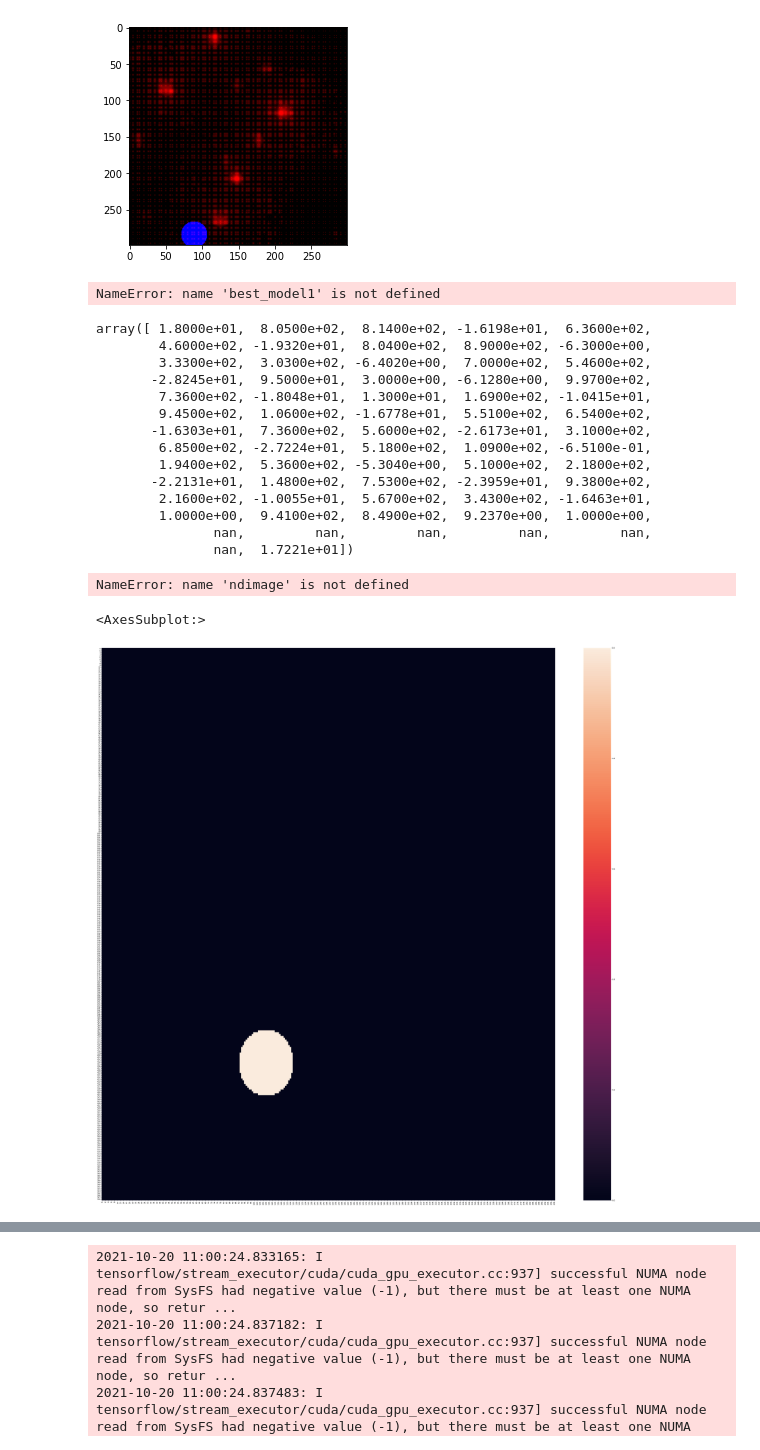
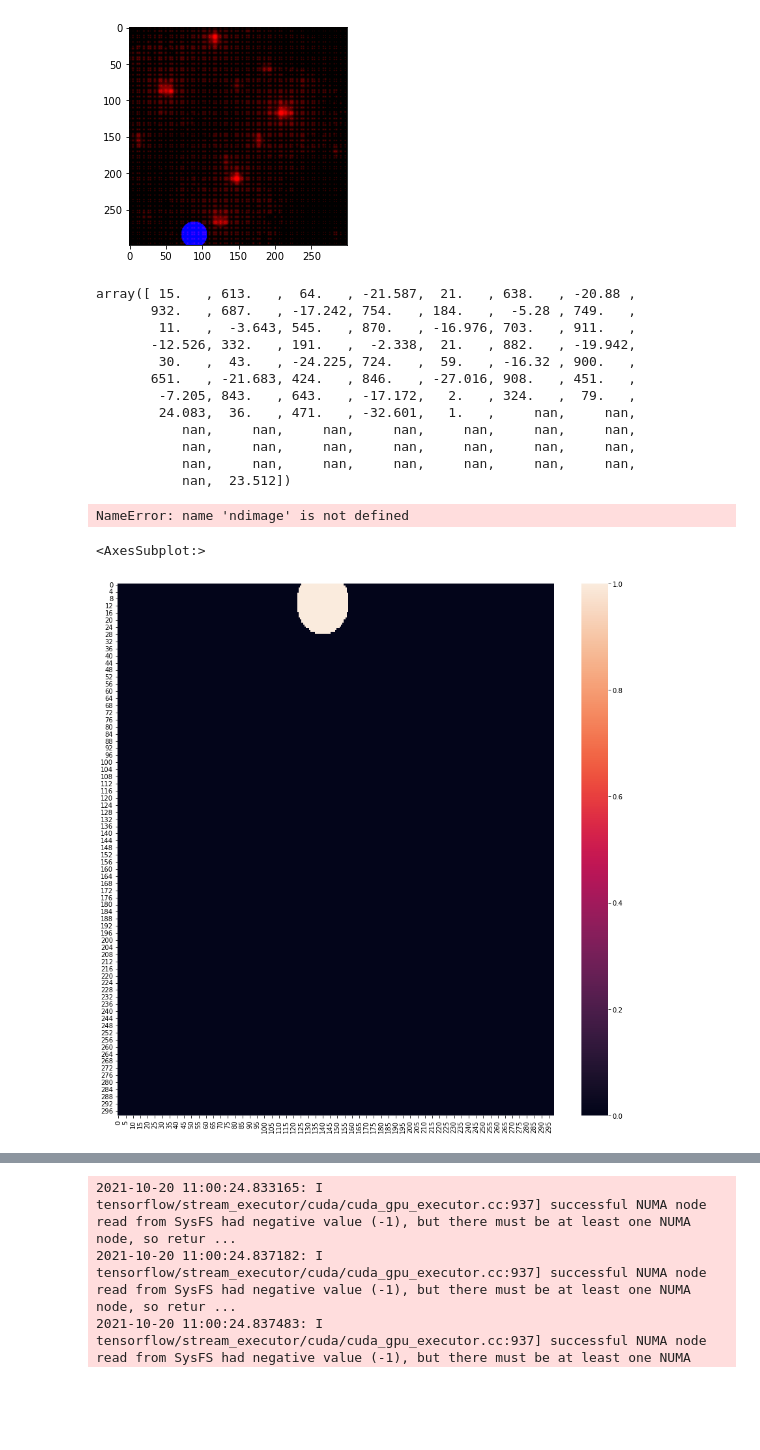
Before and after one commit to shahrokh765/MLSpectrumAllocation, a Jupyter notebook: CNN_transfer.ipynb, the cells around one changed output, grey strips where cells are left out. Saved outputs shown, nothing was run; the diff lists cells and outputs as text; code cells hidden in the pictures; blank space fills up the shorter version.

```diff
--- a/CNN_transfer.ipynb
+++ b/CNN_transfer.ipynb
@@ -229,6 +232,7 @@ def create_image(data, slope, sensors_num, style="raw_power_z_score", noise_floo
                 pu_x = max(0, min(max_x-1, int(data[pu_i * 3 + 1] * pixel_expansion)))
                 pu_y = max(0, min(max_x-1, int(data[pu_i * 3 + 2] * pixel_expansion)))
                 pu_p = data[pu_i * 3 + 3]
+                pu_channel = -1 #int(abs(pu_p)//5)
 #                 print(pu_x, pu_y, pu_p)
                 if pu_param is None:
                     pu_param_p = get_pu_param(pu_shape, intensity_degradation, pu_p, noise_floor, slope)
@@ -243,9 +247,9 @@ def create_image(data, slope, sensors_num, style="raw_power_z_score", noise_floo
                                 max_pu_power - noise_floor)
                         elif intensity_degradation == "log":
                             if point.dist < 1:
-                                image[point.p.x][point.p.y][0] += (pu_p - noise_floor) / (max_pu_power - noise_floor)
+                                image[point.p.x][point.p.y][pu_channel] += (pu_p - noise_floor) / (max_pu_power - noise_floor)
                             else:
-                                image[point.p.x][point.p.y][0] += (pu_p - slope * 10*math.log10(point.dist) - noise_floor)/(
+                                image[point.p.x][point.p.y][pu_channel] += (pu_p - slope * 10*math.log10(point.dist) - noise_floor)/(
                                     max_pu_power - noise_floor)
         else:
             ss_param, ss_shape = pu_param, pu_shape
@@ -255,16 +259,26 @@ def create_image(data, slope, sensors_num, style="raw_power_z_score", noise_floo
                 ss_channel = 0
 #                 if -62.5 <= ss_p < -50.0:
 #                     ss_channel = 1
-#                 elif -75.0 <= ss_p < -62.6:
+#                 elif -70.0 <= ss_p < -62.6:
 #                     ss_channel = 2
-#                 elif -87.5 <= ss_p < -75.0:
+#                 elif -77.5 <= ss_p < -70.0:
 #                     ss_channel = 3
-#                 elif -100.0 <= ss_p < -87.5:
+#                 elif -85.0 <= ss_p < -77.5:
 #                     ss_channel = 4
 # #                 elif -70.0 <= ss_p < -65.0:
 # #                     ss_channel = 5
-#                 elif ss_p < -100.0:
+#                 elif ss_p < -85.0:
 #                     ss_channel = 5
+                if -77.5 <= ss_p < -70.0:
+                    ss_channel = 1
+                elif -85.0 <= ss_p < -77.6:
+                    ss_channel = 2
+                elif -92.5 <= ss_p < -85.0:
+                    ss_channel = 3
+                elif -100.0 <= ss_p < -92.5:
+                    ss_channel = 4
+                elif ss_p < -100.0:
+                    ss_channel = 5
                 if ss_param is None:
                     ss_param_p = get_pu_param(ss_shape, intensity_degradation, ss_p, noise_floor, slope)
                 else:
@@ -305,19 +319,19 @@ def create_image(data, slope, sensors_num, style="raw_power_z_score", noise_floo
             su_y = max(0, min(max_x-1, int(data[su_num_idx + su_i * 3 + 2] * pixel_expansion)))
             su_p = data[su_num_idx + su_i * 3 + 3]
 #             su_p = su_intensity
-            su_param_p = get_pu_param(su_shape, intensity_degradation, su_p, noise_floor, slope)
+            su_param_p = get_pu_param(su_shape, intensity_degradation, su_p, noise_floor, su_slope)
             points = points_inside_shape(center=Point(su_x, su_y),
                                          param=su_param_p, shape=su_shape)
             su_channel = 0 if number_image_channels == 1 else -2
             for point in points:
                 if 0 <= point.p.x < max_x and 0 <= point.p.y < max_y: # TODO should pass image size
                     if intensity_degradation == "linear":
-                            su_val = (su_p - slope * point.dist - noise_floor)/(max_su_power - noise_floor)
+                            su_val = (su_p - su_slope * point.dist - noise_floor)/(max_su_power - noise_floor)
                     elif intensity_degradation == "log":
                         if point.dist < 1:
                             su_val = (su_p - noise_floor) / (max_su_power - noise_floor)
                         else:
-                            su_val = (su_p - slope * 10*math.log10(point.dist) - noise_floor)/(
+                            su_val = (su_p - su_slope * 10*math.log10(point.dist) - noise_floor)/(
                                 max_su_power - noise_floor)
                     image[point.p.x][point.p.y][su_channel] += su_val
             del points
@@ -464,8 +478,8 @@ def read_image(image_num, image_dir=image_dir):
         image = np.array(image[:number_image_channels], dtype=float_memory_used).reshape(1, number_image_channels, max_x, max_y)
     elif  style == "raw_power_min_max_norm" or style == "raw_power_zscore_norm" or style == "image_intensity":
         suffix = 'npz'  # npy, npz
-#         image = np.load(f"{image_dir}{image_num//100000}/image{image_num}.{suffix}")
-        image = np.load(f"{image_dir}/image{image_num}.{suffix}")
+        image = np.load(f"{image_dir}{image_num//100000}/image{image_num}.{suffix}")
+#         image = np.load(f"{image_dir}/image{image_num}.{suffix}")
         if type(image) == np.lib.npyio.NpzFile:
             image = image['a']
 
@@ -586,7 +603,7 @@ np.min(data_reg[:,-1])
 # %% [output]
 -39.905
 # %%
-imm = read_image(0)#, image_dir="/home/shahrokh/projects/MLSpectrumAllocation/ML/data/pictures_299_299_transfer/splat/pu_circle_su_circle_60/raw_power_min_max_norm/color/log_5/pus_1_sus_3_channels/images")
+imm = read_image(165278)#, image_dir="/home/shahrokh/projects/MLSpectrumAllocation/ML/data/pictures_299_299_transfer/splat/pu_circle_su_circle_60/raw_power_min_max_norm/color/log_5/pus_1_sus_3_channels/images")
 immm = np.zeros((max_x, max_y, number_image_channels), dtype='float')
 for x in range(max_x):
     for y in range(max_y):
@@ -604,27 +621,21 @@ plt.imshow(immm)
 # %% [output]
 <matplotlib.image.AxesImage at 0x...>
 [figure]
-# %%
-best_model1.predict(imm)
-# %% [output]
-NameError: name 'best_model1' is not defined
 # %%
-data_reg[0,:]
+data_reg[165278,:]
 # %% [output]
-array([ 1.8000e+01,  8.0500e+02,  8.1400e+02, -1.6198e+01,  6.3600e+02,
-        4.6000e+02, -1.9320e+01,  8.0400e+02,  8.9000e+02, -6.3000e+00,
-        3.3300e+02,  3.0300e+02, -6.4020e+00,  7.0000e+02,  5.4600e+02,
-       -2.8245e+01,  9.5000e+01,  3.0000e+00, -6.1280e+00,  9.9700e+02,
-        7.3600e+02, -1.8048e+01,  1.3000e+01,  1.6900e+02, -1.0415e+01,
-        9.4500e+02,  1.0600e+02, -1.6778e+01,  5.5100e+02,  6.5400e+02,
-       -1.6303e+01,  7.3600e+02,  5.6000e+02, -2.6173e+01,  3.1000e+02,
-        6.8500e+02, -2.7224e+01,  5.1800e+02,  1.0900e+02, -6.5100e-01,
-        1.9400e+02,  5.3600e+02, -5.3040e+00,  5.1000e+02,  2.1800e+02,
-       -2.2131e+01,  1.4800e+02,  7.5300e+02, -2.3959e+01,  9.3800e+02,
-        2.1600e+02, -1.0055e+01,  5.6700e+02,  3.4300e+02, -1.6463e+01,
-        1.0000e+00,  9.4100e+02,  8.4900e+02,  9.2370e+00,  1.0000e+00,
-               nan,         nan,         nan,         nan,         nan,
-               nan,  1.7221e+01])
+array([ 15.   , 613.   ,  64.   , -21.587,  21.   , 638.   , -20.88 ,
+       932.   , 687.   , -17.242, 754.   , 184.   ,  -5.28 , 749.   ,
+        11.   ,  -3.643, 545.   , 870.   , -16.976, 703.   , 911.   ,
+       -12.526, 332.   , 191.   ,  -2.338,  21.   , 882.   , -19.942,
+        30.   ,  43.   , -24.225, 724.   ,  59.   , -16.32 , 900.   ,
+       651.   , -21.683, 424.   , 846.   , -27.016, 908.   , 451.   ,
+        -7.205, 843.   , 643.   , -17.172,   2.   , 324.   ,  79.   ,
+        24.083,  36.   , 471.   , -32.601,   1.   ,     nan,     nan,
+           nan,     nan,     nan,     nan,     nan,     nan,     nan,
+           nan,     nan,     nan,     nan,     nan,     nan,     nan,
+           nan,     nan,     nan,     nan,     nan,     nan,     nan,
+           nan,  23.512])
 # %%
 
 img_rot = ndimage.rotate(immm, -90, reshape=False)
@@ -634,11 +645,11 @@ plt.imshow(img_rot)
 NameError: name 'ndimage' is not defined
 # %%
 
-fig, ax = plt.subplots(figsize=(60,60))         # Sample figsize in inches
-sns.heatmap(new_imm, ax=ax)
+fig, ax = plt.subplots(figsize=(15,15))         # Sample figsize in inches
+sns.heatmap(immm[:,:,7], ax=ax)
 # %% [output]
 <AxesSubplot:>
-[figure, old version]
+[figure, new version]
 # %%
 def cnn_model(kernel_lam, bias_lam):
     inputs = Input(shape=(max_x, max_y, number_image_channels))
```
Also changed, not shown: parts of 42 cells of this notebook.
